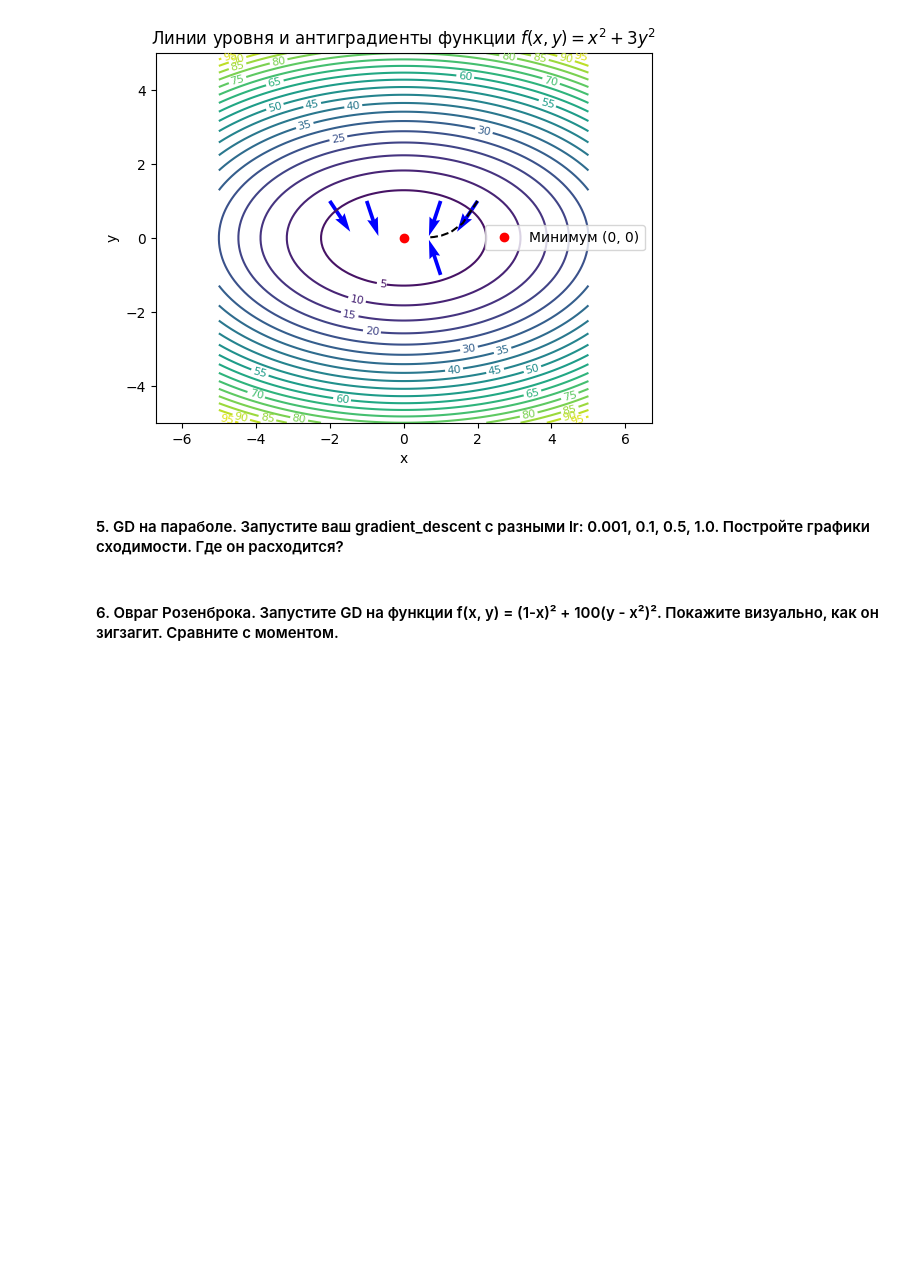
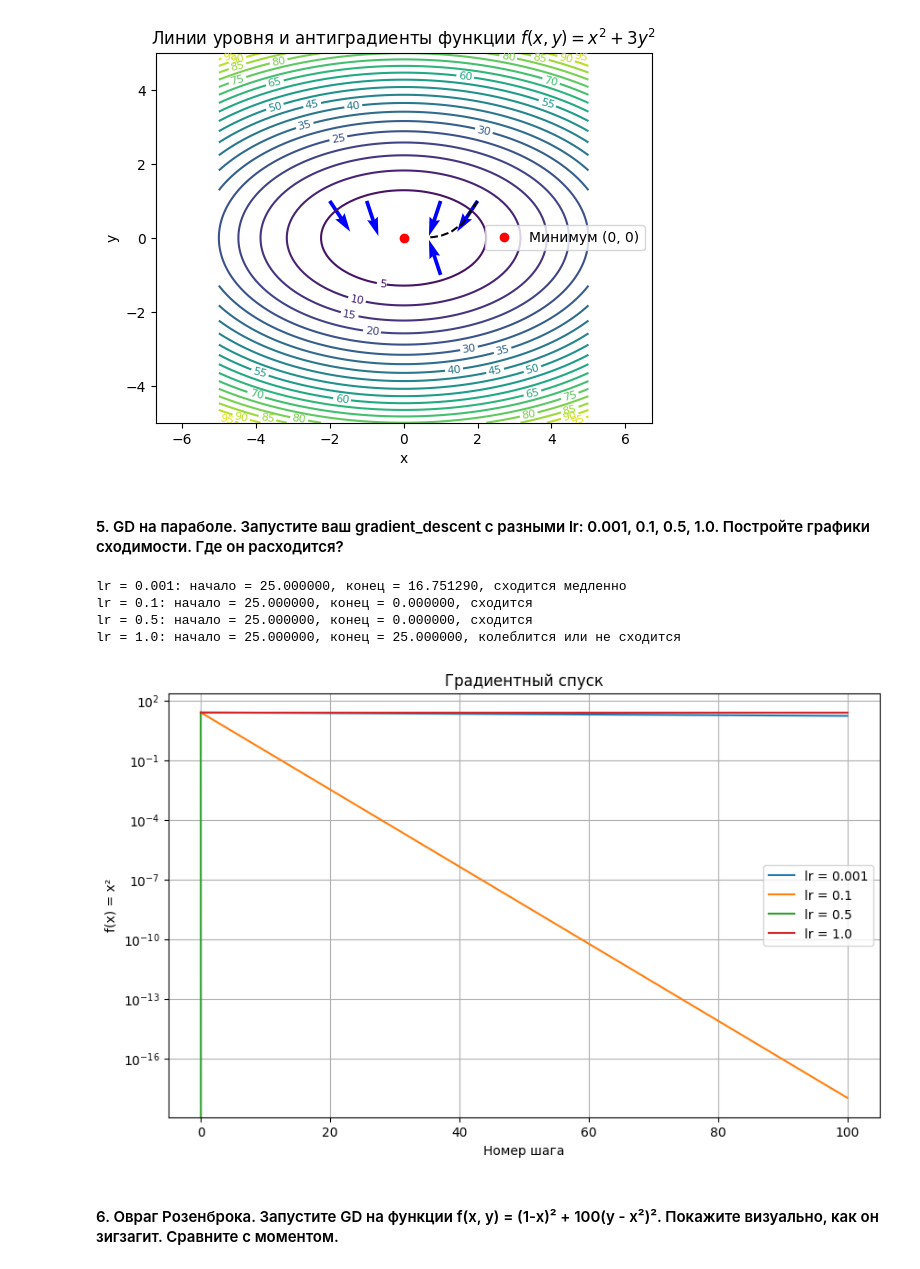
Before and after one commit to EvgenyManyak/math-for-ml-solutions, a Jupyter notebook: lessons/lesson_04/solutions.ipynb, the cells around one changed output. Saved outputs shown, nothing was run; the diff lists cells and outputs as text; code cells hidden in the pictures; blank space fills up the shorter version.

Commit message:
add the result of task 5 for lesson 4

```diff
--- a/lessons/lesson_04/solutions.ipynb
+++ b/lessons/lesson_04/solutions.ipynb
@@ -241,6 +241,71 @@ plt.show()
 [figure]
 # %% [markdown]
 #### 5. GD на параболе. Запустите ваш gradient_descent с разными lr: 0.001, 0.1, 0.5, 1.0. Постройте графики сходимости. Где он расходится?
+# %%
+# Целевая функция
+def f(x):
+    return x**2
+
+# Градиентный спуск
+def gradient_descent(f, x0, lr, max_steps=100):
+    x = x0
+    history = [f(x)]
+
+    for _ in range(max_steps):
+        grad = 2 * x          # Производная f(x) = x²
+        x = x - lr * grad     # Обновление x
+        history.append(f(x))  # Сохраняем значение функции
+
+    return history
+
+# Проверка сходимости
+def check_convergence(history, tolerance=1e-10):
+    if history[-1] < tolerance:
+        return "сходится"
+
+    if history[-1] > history[0]:
+        return "расходится"
+
+    if history[-1] >= history[-2]:
+        return "колеблится или не сходится"
+
+    return "сходится медленно"
+
+learning_rates = [0.001, 0.1, 0.5, 1.0]
+x0 = 5.0
+max_steps = 100
+
+plt.figure(figsize=(10, 6))
+
+for lr in learning_rates:
+    # Запускаем градиентный спуск
+    history = gradient_descent(f, x0, lr, max_steps)
+
+    # Выводим результат
+    result = check_convergence(history)
+    print(
+        f"lr = {lr}: "
+        f"начало = {history[0]:.6f}, "
+        f"конец = {history[-1]:.6f}, "
+        f"{result}"
+    )
+
+    # Строим график
+    plt.plot(history, label=f"lr = {lr}")
+
+plt.xlabel("Номер шага")
+plt.ylabel("f(x) = x²")
+plt.title("Градиентный спуск")
+plt.yscale("log")  # Логарифмическая шкала
+plt.grid(True)
+plt.legend()
+plt.show()
+# %% [output]
+lr = 0.001: начало = 25.000000, конец = 16.751290, сходится медленно
+lr = 0.1: начало = 25.000000, конец = 0.000000, сходится
+lr = 0.5: начало = 25.000000, конец = 0.000000, сходится
+lr = 1.0: начало = 25.000000, конец = 25.000000, колеблится или не сходится
+[figure, added]
 # %% [markdown]
 #### 6. Овраг Розенброка. Запустите GD на функции f(x, y) = (1-x)² + 100(y - x²)². Покажите визуально, как он зигзагит. Сравните с моментом.
 # %% [markdown]
```
